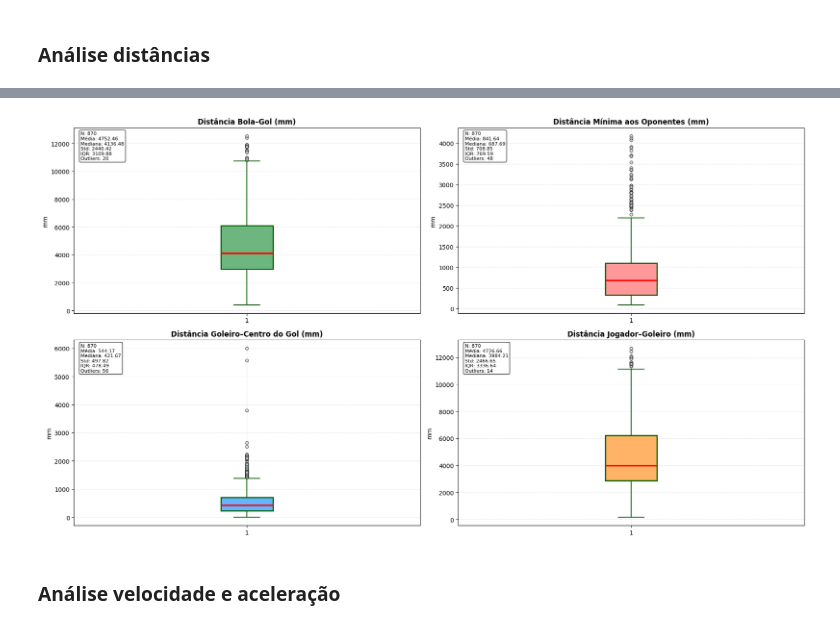
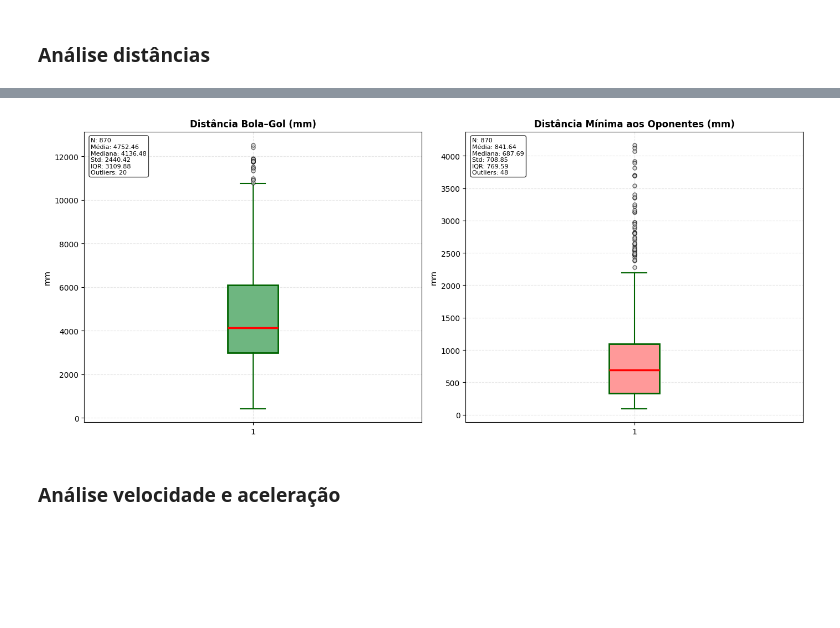
Before and after one commit to AmandaCLima/data_mining, a Jupyter notebook: data_mining_notebook.ipynb, the cells around one changed output, grey strips where cells are left out. Drawn from its saved outputs; the diff is of its cells as text; code cells hidden in the pictures; blank space fills up the shorter version.

```diff
--- a/data_mining_notebook.ipynb
+++ b/data_mining_notebook.ipynb
@@ -59,7 +59,7 @@ from sklearn.pipeline import Pipeline
 from imblearn.pipeline import Pipeline as ImbPipeline
 from imblearn.over_sampling import RandomOverSampler, SMOTE
 # %%
-df = pd.read_csv("unified_features_fix_vel.csv")
+df = pd.read_csv("unified_features.csv")
 df.head()
 # %% [output]
 |  | kick_event | timestamp | timestamp_original | id_jogador_chutou | cor_jogador_chutou | id_goleiro | ... |
@@ -72,6 +86,6 @@ df.head()
 # %%
 # Removendo colunas que não serão utilizadas
-df = df.drop(columns=['kick_event','timestamp_original', 'id_jogador_chutou', 'cor_jogador_chutou', 'id_goleiro', 'cor_goleiro', 'timestamp', 'num_blue_on_field', 'num_yellow_on_field', 'ball_position_x','ball_position_y','kicker_position_w'])
+df = df.drop(columns=['kick_event','timestamp_original', 'id_jogador_chutou', 'cor_jogador_chutou', 'id_goleiro', 'cor_goleiro', 'timestamp', 'num_blue_on_field', 'num_yellow_on_field', 'ball_position_x','ball_position_y','kicker_position_w', 'goalkeeper_position_x', 'kicker_position_y','kicker_position_x','goalkeeper_position_y' ])
 df = df.rename(columns={'gol': 'goal'})
 df.head()
 # %% [output]
@@ -84,18 +98,3 @@ df.head()
-# %%
-# Calculando a distância do goleiro para o centro do gol
-df['goal_x'] = np.where(df['goalkeeper_position_x'] < 0, -6000, 6000)
-
-df['dist_goalkeeper_to_goal'] = np.sqrt(
-    (df['goalkeeper_position_x'] - df['goal_x'])**2 +
-    (df['goalkeeper_position_y'] - 0)**2
-)
-# Calculando a distância do jogador ao goleiro
-df['dist_kicker_goalkeeper'] = np.sqrt(
-    (df['kicker_position_x'] - df['goalkeeper_position_x'])**2 +
-    (df['kicker_position_y'] - df['goalkeeper_position_y'])**2
-)
-
-df = df.drop(columns=['goal_x', 'goalkeeper_position_y', 'goalkeeper_position_x', 'kicker_position_x', 'kicker_position_y'])
 # %%
 df.columns
 # %% [output]
@@ -301,21 +258,17 @@ plt.show()
 # Colunas solicitadas (agora com 4 colunas)
 distance_cols_4 = [
     'feat_dist_goal',
-    'feat_min_dist_opponent',
-    'dist_goalkeeper_to_goal',
-    'dist_kicker_goalkeeper'  # Adicionada a 4ª coluna
+    'feat_min_dist_opponent'
 ]
 
 # Títulos detalhados (mantendo o mesmo formato)
 titulos_pt_detalhados_4 = {
     'feat_dist_goal': 'Distância Bola–Gol (mm)',
-    'feat_min_dist_opponent': 'Distância Mínima aos Oponentes (mm)',
-    'dist_goalkeeper_to_goal': 'Distância Goleiro–Centro do Gol (mm)',
-    'dist_kicker_goalkeeper': 'Distância Jogador–Goleiro (mm)'
+    'feat_min_dist_opponent': 'Distância Mínima aos Oponentes (mm)'
 }
 
 # Layout 2x2 para 4 gráficos (ajustado de 1x3 para 2x2)
-fig, axes = plt.subplots(2, 2, figsize=(18, 10))
+fig, axes = plt.subplots(1, 2, figsize=(14, 6))
 axes = axes.flatten()  # Achatar para iterar facilmente
 
 for i, col in enumerate(distance_cols_4):
@@ -363,34 +316,34 @@ for i, col in enumerate(distance_cols_4):
         flierprops=dict(marker='o', markerfacecolor='lightgray', markersize=5, alpha=0.6)
     )
 
     axes[i].set_title(titulos_pt_detalhados_4.get(col, col),
                       fontsize=12, fontweight='bold')
     axes[i].set_ylabel('mm', fontsize=10)
     axes[i].grid(True, alpha=0.3, linestyle='--')
 
     # Estatísticas escritas (formato igual)
     stats_text = (
         f'N: {len(data):,}\n'
         f'Média: {data.mean():.2f}\n'
         f'Mediana: {data.median():.2f}\n'
         f'Std: {data.std():.2f}\n'
         f'IQR: {IQR:.2f}\n'
         f'Outliers: {len(outliers)}'
     )
 
     axes[i].text(
         0.02, 0.98,
         stats_text,
         transform=axes[i].transAxes,
         fontsize=8,
         verticalalignment='top',
         bbox=dict(boxstyle='round', facecolor='white', alpha=0.8)
     )
 
 plt.tight_layout()
 plt.show()
 # %% [output]
-[figure, old version]
+[figure, new version]
 # %% [markdown]
 ### **Análise velocidade e aceleração**
 # %%
```
Also changed, not shown: parts of 35 cells of this notebook, 1 other file.
